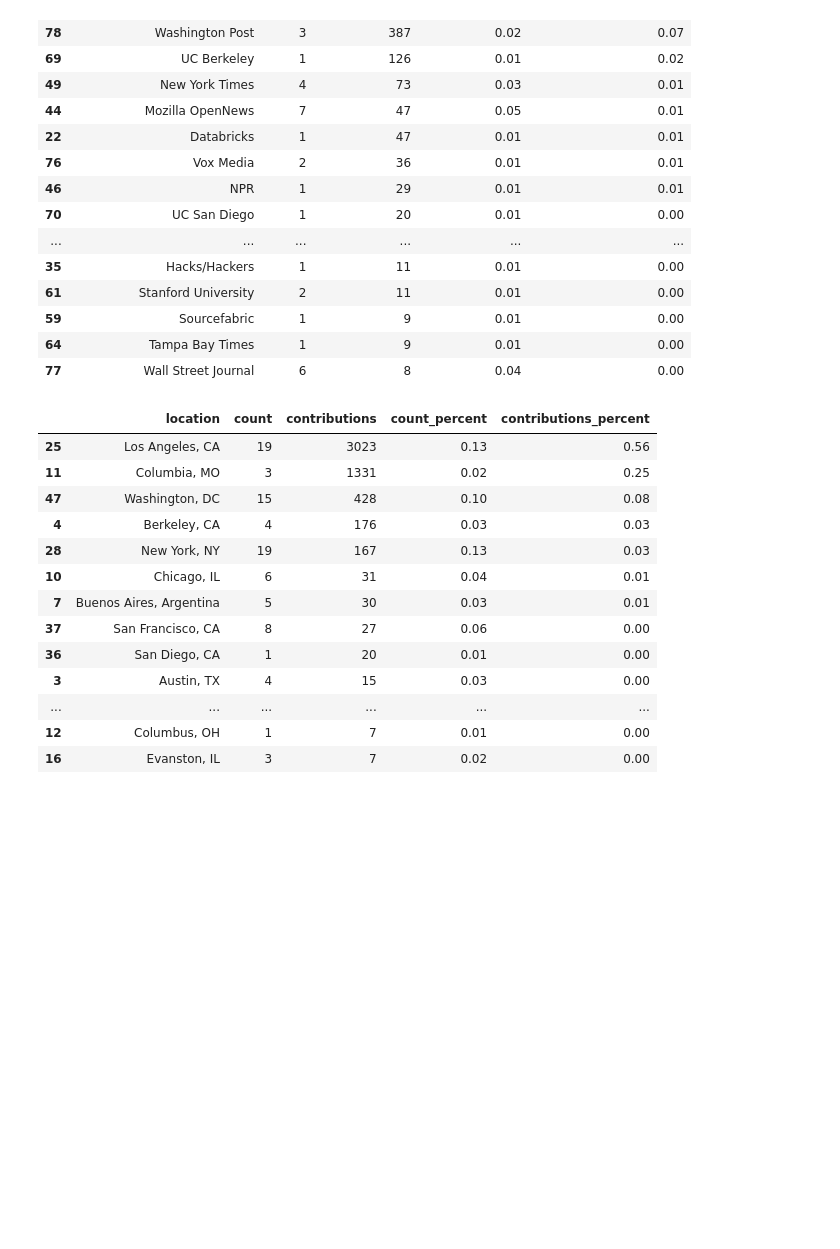
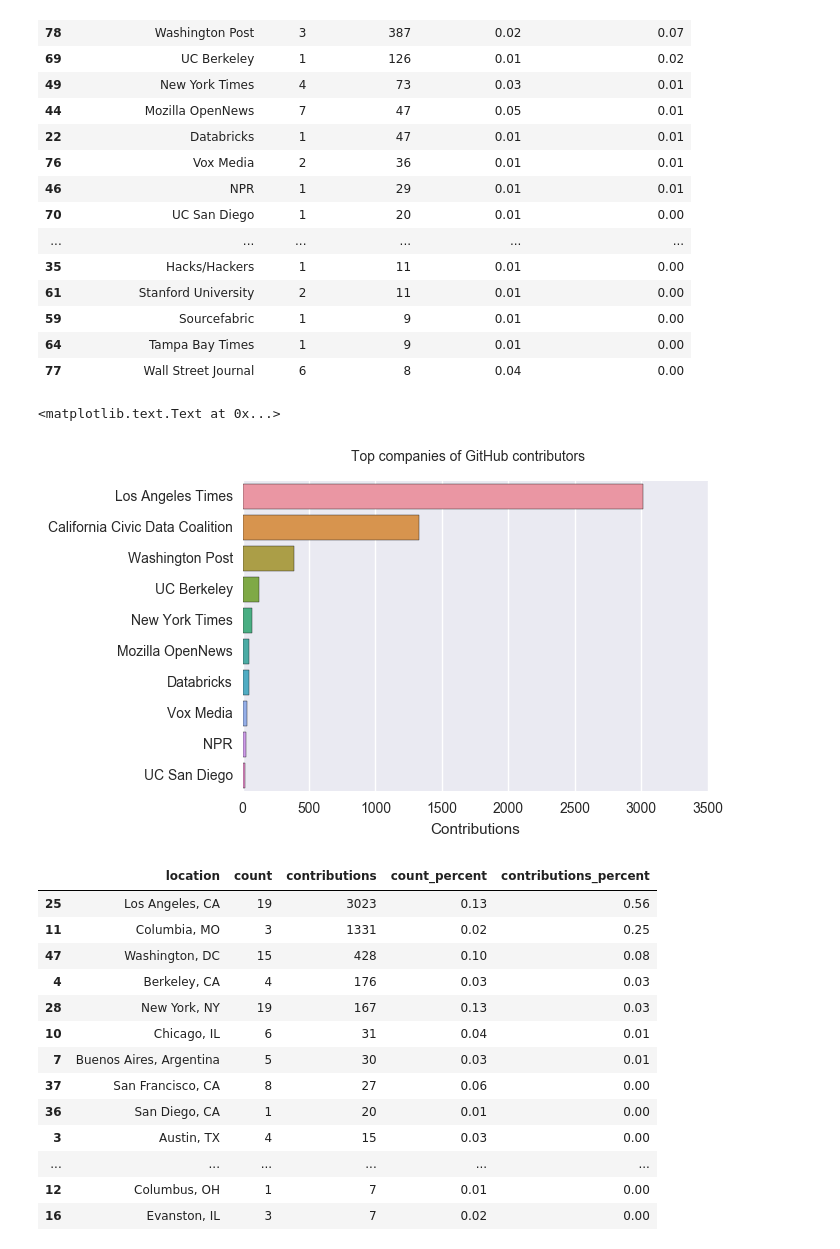
Before and after one commit to palewire/python-calaccess-notebooks, a Jupyter notebook: project-management/analyze-participants.ipynb, the cells around one changed output. Cells and saved outputs as stored; diff of their text form; code cells hidden in the pictures; blank space fills up the shorter version.

```diff
--- a/project-management/analyze-participants.ipynb
+++ b/project-management/analyze-participants.ipynb
@@ -98,5 +115,6 @@ create_ranking(unique_contributors, 'name')[['name', 'contributions', 'contribut
 # %%
-create_ranking(unique_contributors, 'company').head(20)
+top_companies = create_ranking(unique_contributors, 'company')
+top_companies.head(20)
 # %% [output]
 |  | company | count | contributions | count_percent | contributions_percent |
 | 42 | Los Angeles Times | 16 | 3016 | 0.11 | 0.56 |
@@ -115,4 +133,13 @@ create_ranking(unique_contributors, 'company').head(20)
 | 59 | Sourcefabric | 1 | 9 | 0.01 | 0.00 |
 | 64 | Tampa Bay Times | 1 | 9 | 0.01 | 0.00 |
 | 77 | Wall Street Journal | 6 | 8 | 0.04 | 0.00 |
+# %%
+fig = plt.figure()
+sns.barplot(y="company", x="contributions", data=top_companies.head(10))
+fig.suptitle("Top companies of GitHub contributors")
+plt.ylabel('')
+plt.xlabel('Contributions')
+# %% [output]
+<matplotlib.text.Text at 0x...>
+[figure, added]
 # %%
```
Also changed, not shown: parts of 9 cells of this notebook, 1 other file.
